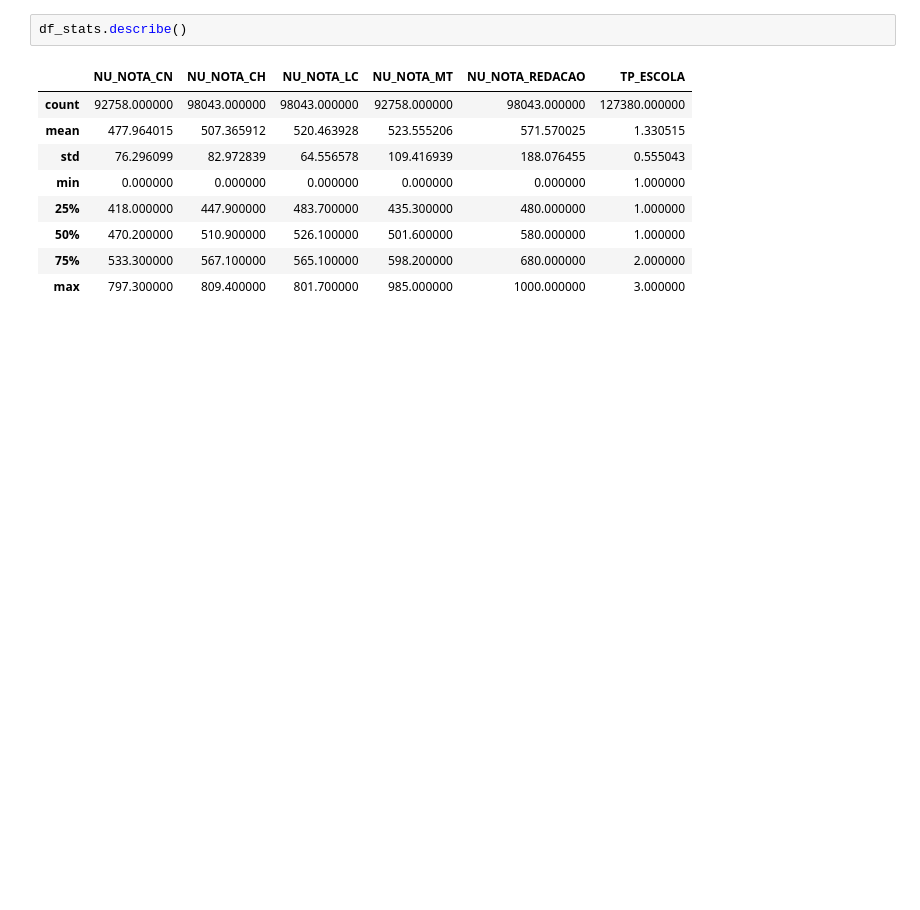
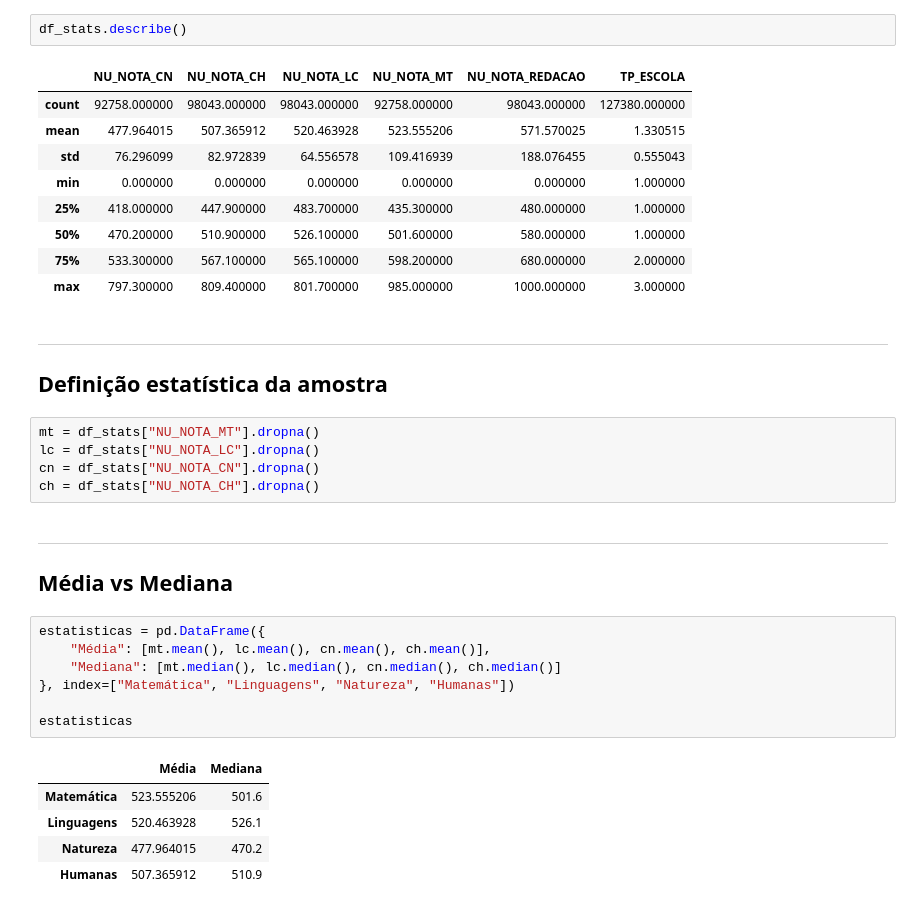
Before and after one commit to wellitonrocha/data_science_journey, a Jupyter notebook: Semana05_Estatistica_ENEM/enem_stats.ipynb, the cells around one changed output. Cells and saved outputs as stored; diff of their text form; blank space fills up the shorter version.

Commit message:
Semana 05 | Dia 2: Análise exploratória das distribuições e interpretação estatística

```diff
--- a/Semana05_Estatistica_ENEM/enem_stats.ipynb
+++ b/Semana05_Estatistica_ENEM/enem_stats.ipynb
@@ -104,3 +104,27 @@ df_stats.describe()
 | 50% | 470.200000 | 510.900000 | 526.100000 | 501.600000 | 580.000000 | 1.000000 |
 | 75% | 533.300000 | 567.100000 | 565.100000 | 598.200000 | 680.000000 | 2.000000 |
 | max | 797.300000 | 809.400000 | 801.700000 | 985.000000 | 1000.000000 | 3.000000 |
+# %% [markdown]
+---
+## Definição estatística da amostra
+# %%
+mt = df_stats["NU_NOTA_MT"].dropna()
+lc = df_stats["NU_NOTA_LC"].dropna()
+cn = df_stats["NU_NOTA_CN"].dropna()
+ch = df_stats["NU_NOTA_CH"].dropna()
+# %% [markdown]
+---
+## Média vs Mediana
+# %%
+estatisticas = pd.DataFrame({
+    "Média": [mt.mean(), lc.mean(), cn.mean(), ch.mean()],
+    "Mediana": [mt.median(), lc.median(), cn.median(), ch.median()]
+}, index=["Matemática", "Linguagens", "Natureza", "Humanas"])
+
+estatisticas
+# %% [output]
+|  | Média | Mediana |
+| Matemática | 523.555206 | 501.6 |
+| Linguagens | 520.463928 | 526.1 |
+| Natureza | 477.964015 | 470.2 |
+| Humanas | 507.365912 | 510.9 |
```
Also changed, not shown: parts of 7 cells of this notebook, 1 other file.
